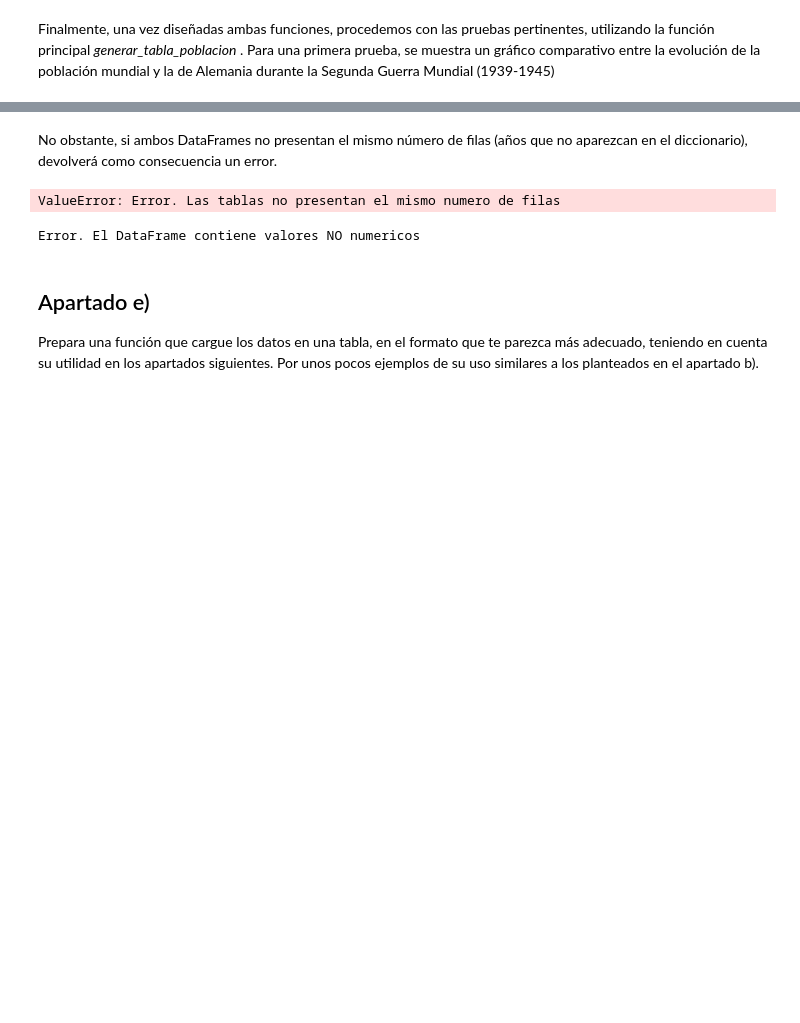
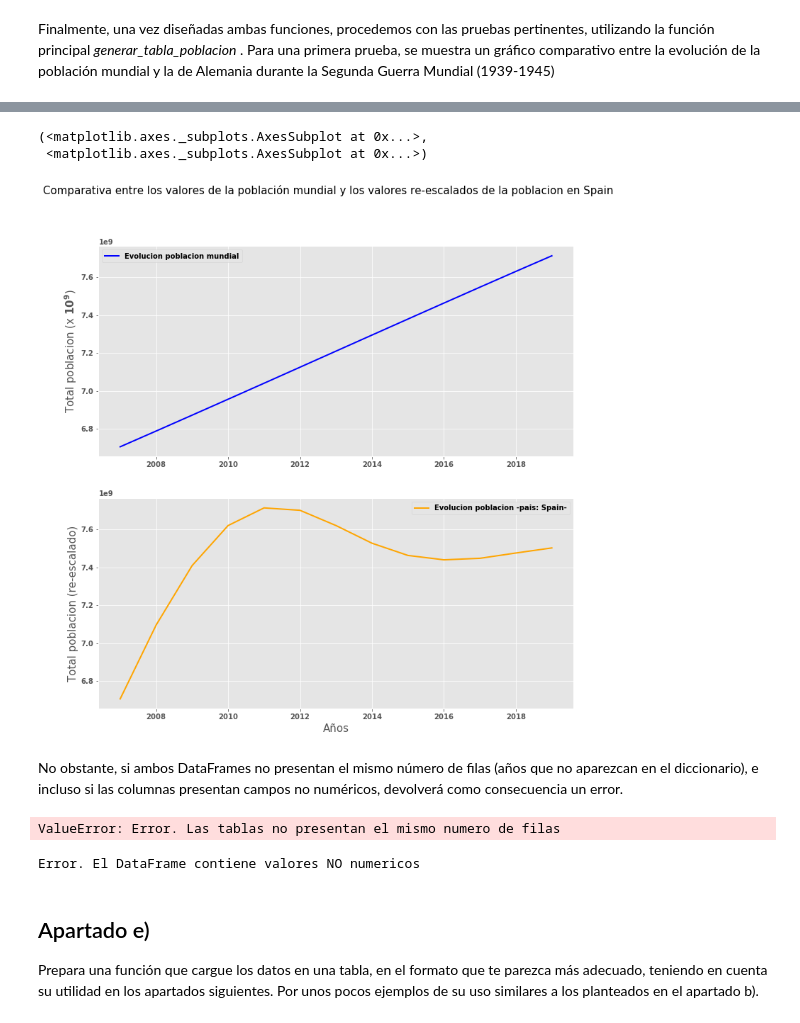
Before and after one commit to AlbertoUAH/EntregaPython, a Jupyter notebook: causas_de_muerte.ipynb, the cells around one changed output, grey strips where cells are left out. Cells and saved outputs as stored; diff of their text form; code cells hidden in the pictures; blank space fills up the shorter version.

```diff
--- a/causas_de_muerte.ipynb
+++ b/causas_de_muerte.ipynb
@@ -814,5 +805,15 @@ mostrar_comparacion(df_evolucion_poblacion_pais, df_evolucion_poblacion_mundial)
+# %%
+# generar_tabla_poblacion - OK
+df_evolucion_poblacion_mundial = generar_tabla_poblacion(datos_poblacion, 2007, 2019, "World")
+df_evolucion_poblacion_pais = generar_tabla_poblacion(datos_poblacion, 2007, 2019, "Spain")
+
+mostrar_comparacion(df_evolucion_poblacion_pais, df_evolucion_poblacion_mundial)
+# %% [output]
+(<matplotlib.axes._subplots.AxesSubplot at 0x...>,
+ <matplotlib.axes._subplots.AxesSubplot at 0x...>)
+[figure, added]
 # %% [markdown]
-No obstante, si ambos DataFrames no presentan el mismo número de filas (años que no aparezcan en el diccionario), devolverá como consecuencia un error.
+No obstante, si ambos DataFrames no presentan el mismo número de filas (años que no aparezcan en el diccionario), e incluso si las columnas presentan campos no numéricos, devolverá como consecuencia un error.
 # %%
 # generar_tabla_poblacion - Falla (no presentan el mismo numero de filas)
 df_evolucion_poblacion_mundial = generar_tabla_poblacion(datos_poblacion, 1939, 1945, "World")
```
Also changed, not shown: parts of 55 cells of this notebook, 14 other files.
